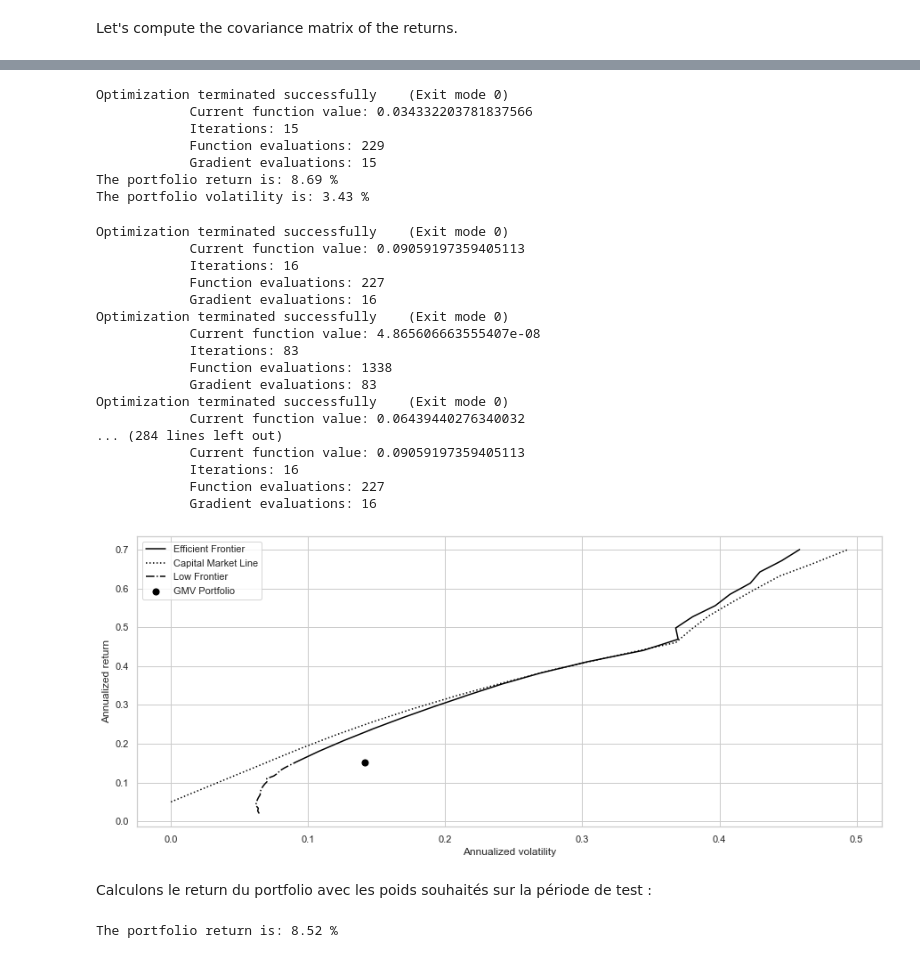
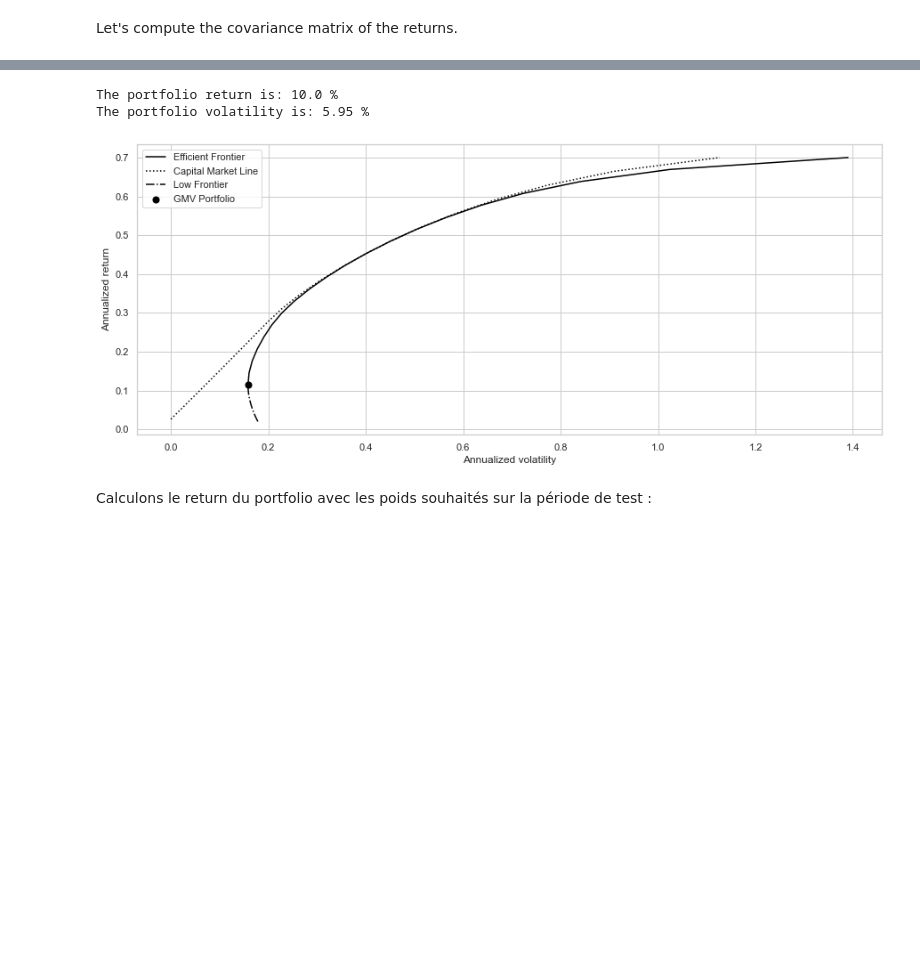
Before and after one commit to Simzer994/Portfolio-Project, a Jupyter notebook: Portfolio.ipynb, the cells around one changed output, grey strips where cells are left out. Cells and saved outputs as stored; diff of their text form; code cells hidden in the pictures; blank space fills up the shorter version.

```diff
--- a/Portfolio.ipynb
+++ b/Portfolio.ipynb
@@ -79,38 +79,12 @@ The portfolio volatility is: 14.13 %
 # %%
-w,r,vol = pf.opt_mean_variance(returns_train,cov_matrix_train,obj_rend=0.1,risk_free=0.05,show=True)
+w,r,vol = pf.opt_mean_variance(returns_train,cov_matrix_train,obj_rend=0.1,risk_free=0.02624,show=True)
 # %% [output]
-Optimization terminated successfully    (Exit mode 0)
-            Current function value: 0.034332203781837566
-            Iterations: 15
-            Function evaluations: 229
-            Gradient evaluations: 15
-The portfolio return is: 8.69 %
-The portfolio volatility is: 3.43 %
+The portfolio return is: 10.0 %
+The portfolio volatility is: 5.95 %
 # %%
 # plot the efficient frontier
-eff, eff_rf = pf.efficient_frontier(returns_train,cov_matrix_train,min=0.02,max=0.7,number=20,risk_free=0.05,plot=True)
+eff, eff_rf = pf.efficient_frontier(returns_train,cov_matrix_train,min=0.02,max=0.7,number=20,risk_free=0.02624,plot=True)
 # %% [output]
-Optimization terminated successfully    (Exit mode 0)
-            Current function value: 0.09059197359405113
-            Iterations: 16
-            Function evaluations: 227
-            Gradient evaluations: 16
-Optimization terminated successfully    (Exit mode 0)
-            Current function value: 4.865606663555407e-08
-            Iterations: 83
-            Function evaluations: 1338
-            Gradient evaluations: 83
-Optimization terminated successfully    (Exit mode 0)
-            Current function value: 0.06439440276340032
-... (284 lines left out)
-            Current function value: 0.09059197359405113
-            Iterations: 16
-            Function evaluations: 227
-            Gradient evaluations: 16
-[figure, old version]
+[figure, new version]
 # %% [markdown]
 Calculons le return du portfolio avec les poids souhaités sur la période de test :
-# %%
-portfolio_return_test = pf.portfolio_return(w1,returns_test,show=True)
-# %% [output]
-The portfolio return is: 8.52 %
```
Also changed, not shown: parts of 5 cells of this notebook, 3 other files.
